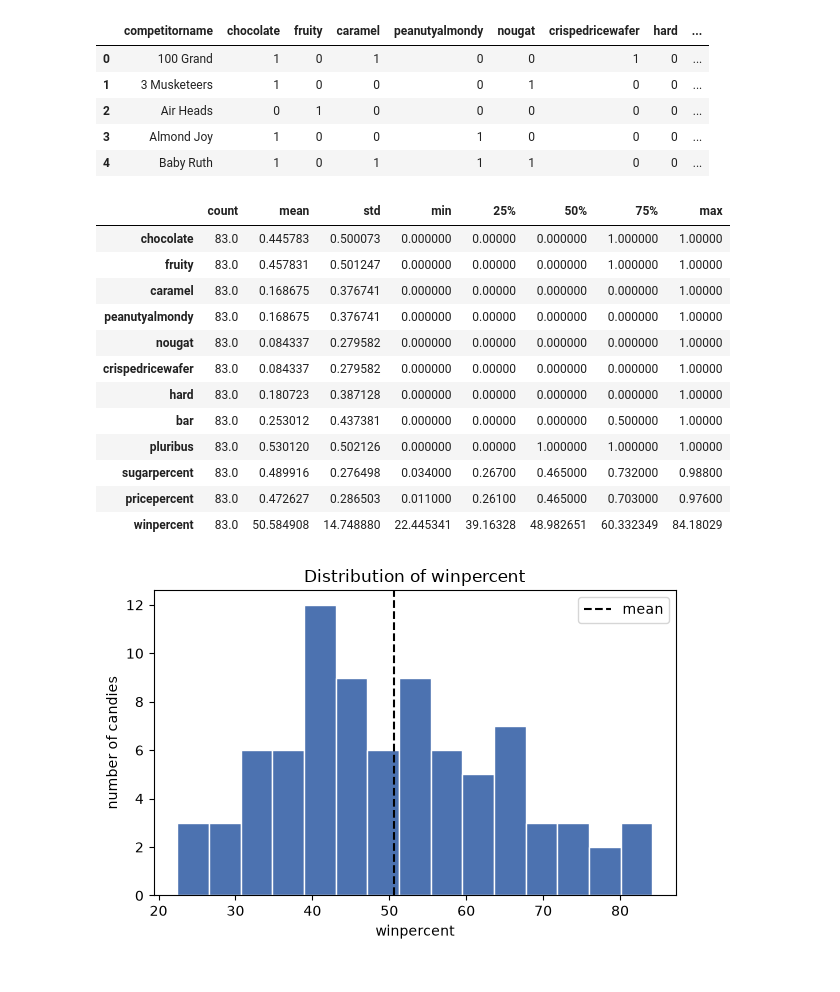
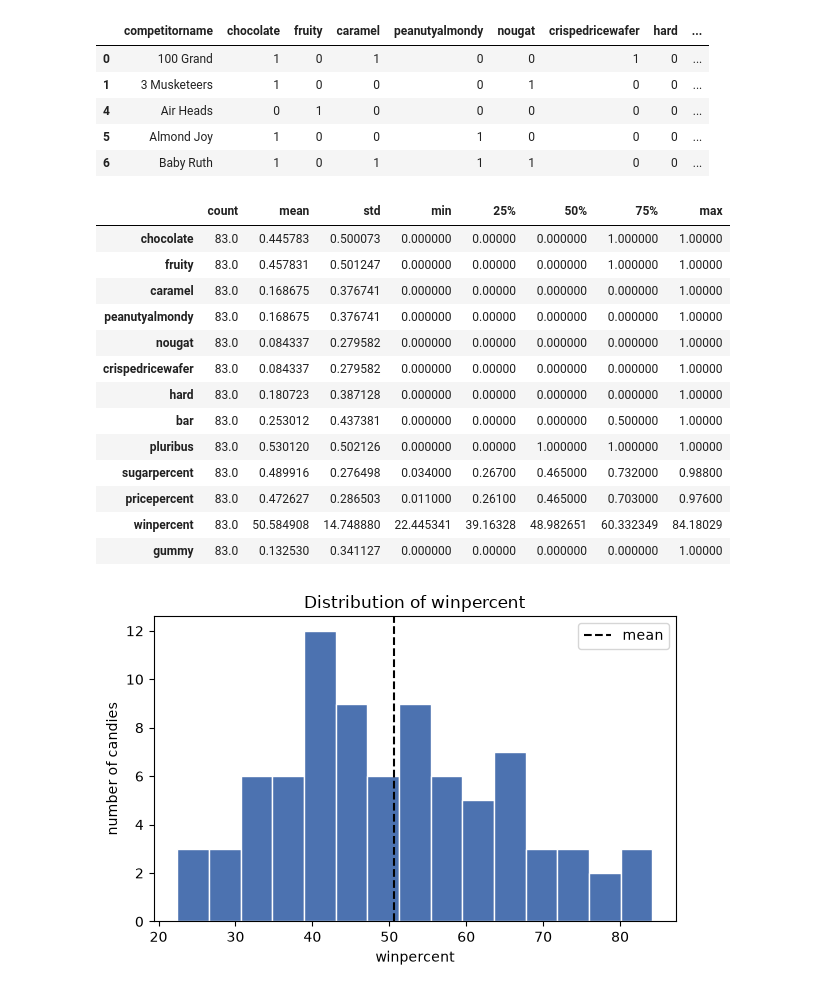
Before and after one commit to edeszarka/candy-power-ranking, a Jupyter notebook: notebooks/01_eda.ipynb, the cells around one changed output. Cells and saved outputs as stored; diff of their text form; code cells hidden in the pictures.

Commit message:
Use features.py in EDA notebook
Removes duplicated gummy list and coin filter; fixes ADR 0006 means.

```diff
--- a/notebooks/01_eda.ipynb
+++ b/notebooks/01_eda.ipynb
@@ -9,17 +9,15 @@ import matplotlib.pyplot as plt
 # %%
 download_data()
 df = load_data()
-
-# "One dime" and "One quarter" are coins used as a control in the survey, not candies
-df = df[~df["competitorname"].isin(["One dime", "One quarter"])].reset_index(drop=True)
+df = add_gummy(remove_coins(df))
 df.head()
 # %% [output]
 |  | competitorname | chocolate | fruity | caramel | peanutyalmondy | nougat | crispedricewafer | hard | ... |
 | 0 | 100 Grand | 1 | 0 | 1 | 0 | 0 | 1 | 0 | ... |
 | 1 | 3 Musketeers | 1 | 0 | 0 | 0 | 1 | 0 | 0 | ... |
-| 2 | Air Heads | 0 | 1 | 0 | 0 | 0 | 0 | 0 | ... |
-| 3 | Almond Joy | 1 | 0 | 0 | 1 | 0 | 0 | 0 | ... |
-| 4 | Baby Ruth | 1 | 0 | 1 | 1 | 1 | 0 | 0 | ... |
+| 4 | Air Heads | 0 | 1 | 0 | 0 | 0 | 0 | 0 | ... |
+| 5 | Almond Joy | 1 | 0 | 0 | 1 | 0 | 0 | 0 | ... |
+| 6 | Baby Ruth | 1 | 0 | 1 | 1 | 1 | 0 | 0 | ... |
 # %%
 FIG_DIR = Path("../figures")
 FIG_DIR.mkdir(exist_ok=True)
@@ -44,6 +42,7 @@ df.describe().T
 | sugarpercent | 83.0 | 0.489916 | 0.276498 | 0.034000 | 0.26700 | 0.465000 | 0.732000 | 0.98800 |
 | pricepercent | 83.0 | 0.472627 | 0.286503 | 0.011000 | 0.26100 | 0.465000 | 0.703000 | 0.97600 |
 | winpercent | 83.0 | 50.584908 | 14.748880 | 22.445341 | 39.16328 | 48.982651 | 60.332349 | 84.18029 |
+| gummy | 83.0 | 0.132530 | 0.341127 | 0.000000 | 0.00000 | 0.000000 | 0.000000 | 1.00000 |
 # %%
 fig, ax = plt.subplots(figsize=(6, 4))
 ax.hist(df[TARGET], bins=15, color="#4C72B0", edgecolor="white")
```
Also changed, not shown: parts of 4 cells of this notebook, 2 other files.
